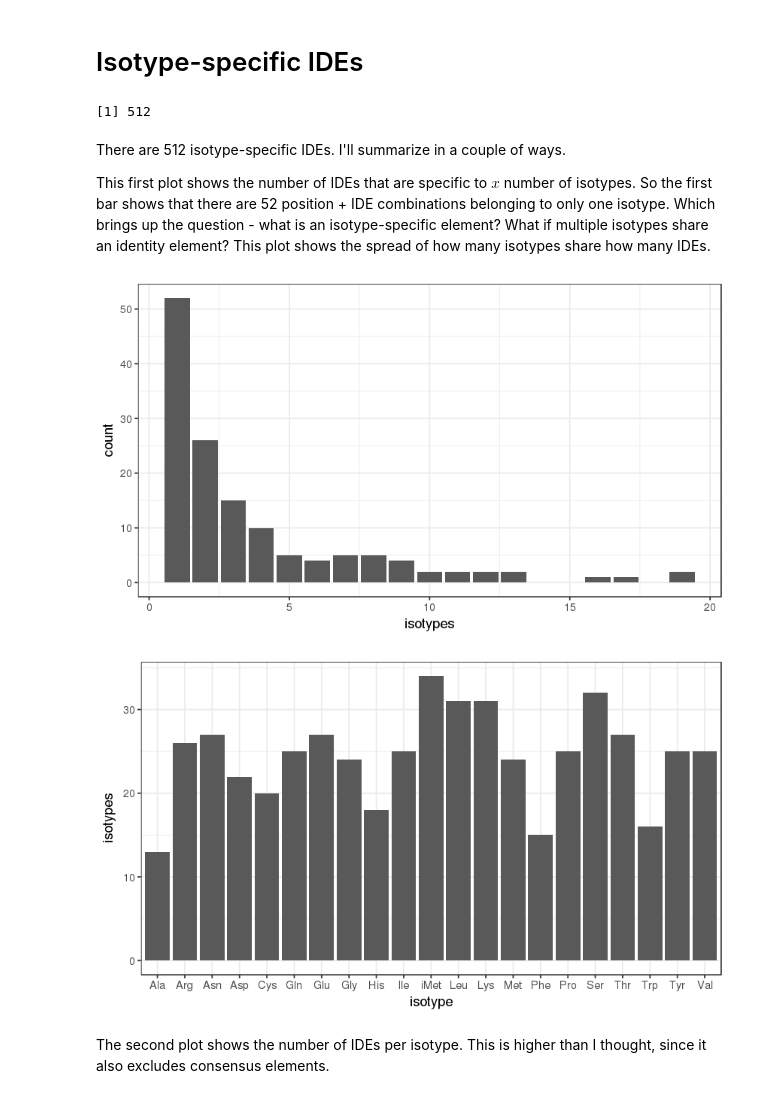
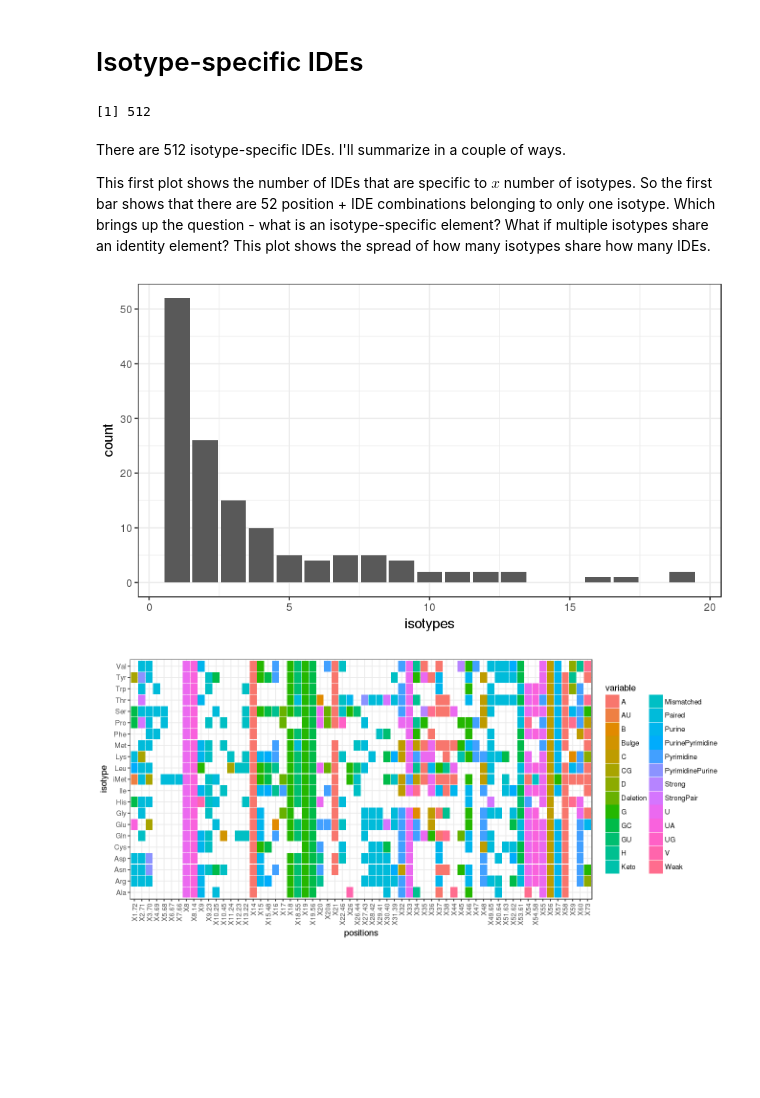
Before and after one commit to bylin/euk-features, a Jupyter notebook: notebooks/isotype-clade-specific.ipynb, the cells around one changed output. Cells and saved outputs as stored; diff of their text form; code cells hidden in the pictures; blank space fills up the shorter version.

Commit message:
isospecific heatmap

```diff
--- a/notebooks/isotype-clade-specific.ipynb
+++ b/notebooks/isotype-clade-specific.ipynb
@@ -195,7 +195,6 @@ check_isotype_IDE = function(position, isotype, code) {
 check_isotype_IDEs = Vectorize(check_isotype_IDE)
 # %%
 isotype_specific = clade_iso_ac_freqs %>%
-  filter(!(positions %in% consensus$positions)) %>%
   group_by(isotype, positions, clade, variable) %>% # remove duplicates
   summarize(count=sum(value), freq=sum(value)/sum(total)) %>%
   filter(freq > 0.9) %>%
@@ -209,24 +208,27 @@ isotype_specific = clade_iso_ac_freqs %>%
   select(isotype, positions, variable) %>%
   mutate(ubiquitous = check_isotype_IDEs(positions, isotype, variable)) %>%
   filter(ubiquitous)
-# %%
-nrow(isotype_specific)
-# %% [output]
-[1] 512
+# %%
+nrow(isotype_specific %>% filter(!(positions %in% consensus$positions)))
+# %% [output]
+[1] 512
 # %% [markdown]
 There are 512 isotype-specific IDEs. I'll summarize in a couple of ways.
 
 This first plot shows the number of IDEs that are specific to $x$ number of isotypes. So the first bar shows that there are 52 position + IDE combinations belonging to only one isotype. Which brings up the question - what is an isotype-specific element? What if multiple isotypes share an identity element? This plot shows the spread of how many isotypes share how many IDEs.
 # %%
+options(repr.plot.width=7, repr.plot.height=4)
 isotype_specific %>% group_by(positions, variable) %>%
   summarize(isotypes = n()) %>%
   ggplot() + geom_bar(aes(x=isotypes))
-
-isotype_specific %>% group_by(isotype) %>%
-  summarize(isotypes = n()) %>%
-  ggplot() + geom_bar(aes(x=isotype, y=isotypes), stat='identity')
 # %% [output]
 [figure]
-[figure, removed]
-# %% [markdown]
-The second plot shows the number of IDEs per isotype. This is higher than I thought, since it also excludes consensus elements.
+# %%
+options(repr.plot.width=11, repr.plot.height=5)
+isotype_specific %>%
+  mutate(positions=factor(positions, c('X1.72', 'X2.71', 'X3.70', 'X4.69', 'X5.68', 'X6.67', 'X7.66', 'X8', 'X8.14', 'X9', 'X9.23', 'X10.25', 'X10.45', 'X11.24', 'X12.23', 'X13.22', 'X14', 'X15', 'X15.48', 'X16', 'X17', 'X18', 'X18.55', 'X19', 'X19.56', 'X20', 'X20a', 'X21', 'X22.46', 'X26', 'X26.44', 'X27.43', 'X28.42', 'X29.41', 'X30.40', 'X31.39', 'X32', 'X33', 'X34', 'X35', 'X36', 'X37', 'X38', 'X44', 'X45', 'X46', 'X47', 'X48', 'X49.65', 'X50.64', 'X51.63', 'X52.62', 'X53.61', 'X54', 'X54.58', 'X55', 'X56', 'X57', 'X58', 'X59', 'X60', 'X73'))) %>%
+  group_by(isotype, positions, variable) %>%
+  summarize(isotypes = n()) %>%
+  ggplot() + geom_tile(aes(x=positions, y=isotype, fill=variable), width=0.95, height=0.95) + theme(axis.text.x=element_text(angle=90, hjust=1, vjust=0.5))
+# %% [output]
+[figure, added]
```
